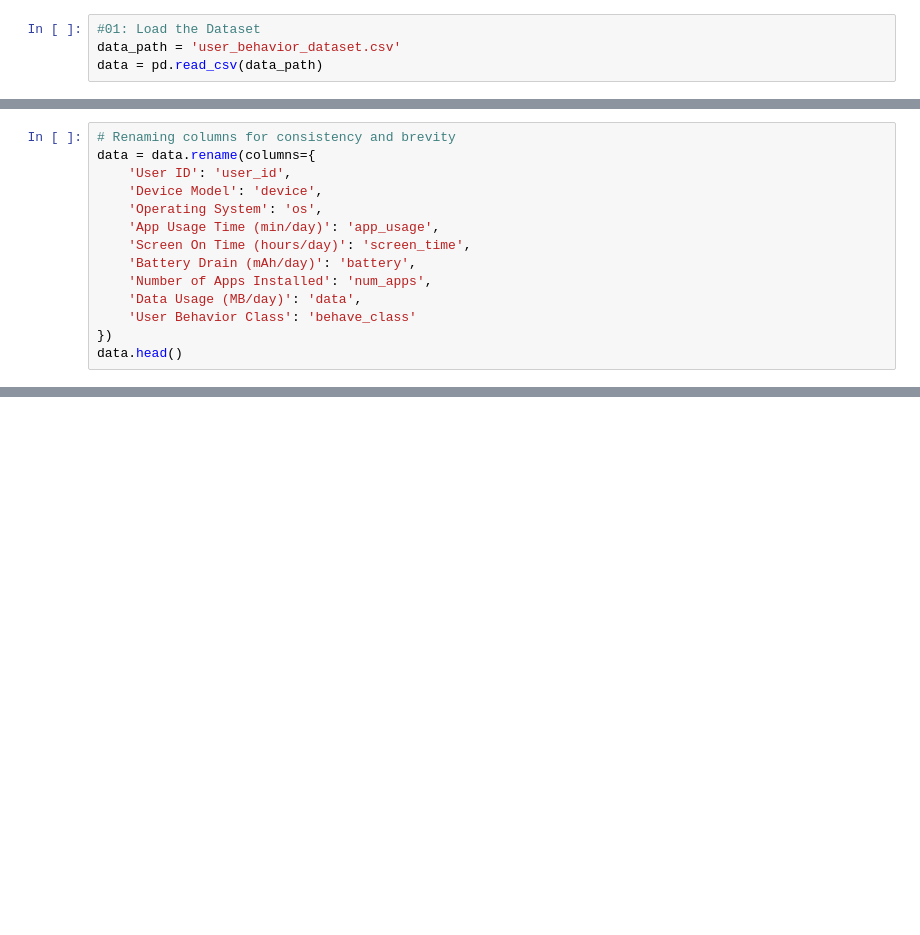
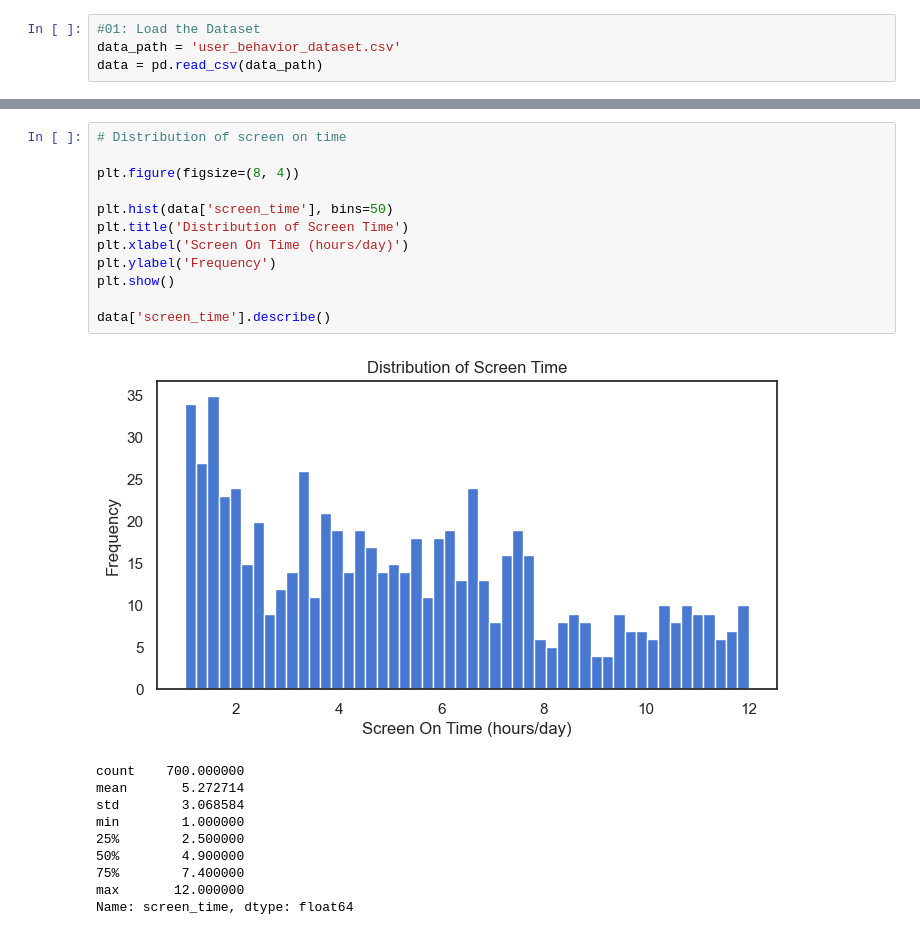
Before and after one commit to neuwelt/mobile-usage-vs-num-apps, a Jupyter notebook: final.ipynb, the cells around one changed output, grey strips where cells are left out. Saved outputs shown, nothing was run; the diff lists cells and outputs as text; blank space fills up the shorter version.

```diff
--- a/final.ipynb
+++ b/final.ipynb
@@ -101,14 +40,0 @@ data = data.dropna()
-# %%
-# Renaming columns for consistency and brevity
-data = data.rename(columns={
-    'User ID': 'user_id',
-    'Device Model': 'device',
-    'Operating System': 'os',
-    'App Usage Time (min/day)': 'app_usage',
-    'Screen On Time (hours/day)': 'screen_time',
-    'Battery Drain (mAh/day)': 'battery',
-    'Number of Apps Installed': 'num_apps',
-    'Data Usage (MB/day)': 'data',
-    'User Behavior Class': 'behave_class'
-})
-data.head()
@@ -388,0 +156,23 @@ print("Based on RMSE and R^2 scores, the model with the best performance can be
+# %%
+# Distribution of screen on time
+
+plt.figure(figsize=(8, 4))
+
+plt.hist(data['screen_time'], bins=50)
+plt.title('Distribution of Screen Time')
+plt.xlabel('Screen On Time (hours/day)')
+plt.ylabel('Frequency')
+plt.show()
+
+data['screen_time'].describe()
+# %% [output]
+[figure, added]
+count    700.000000
+mean       5.272714
+std        3.068584
+min        1.000000
+25%        2.500000
+50%        4.900000
+75%        7.400000
+max       12.000000
+Name: screen_time, dtype: float64
```
Also changed, not shown: parts of 57 cells of this notebook.
